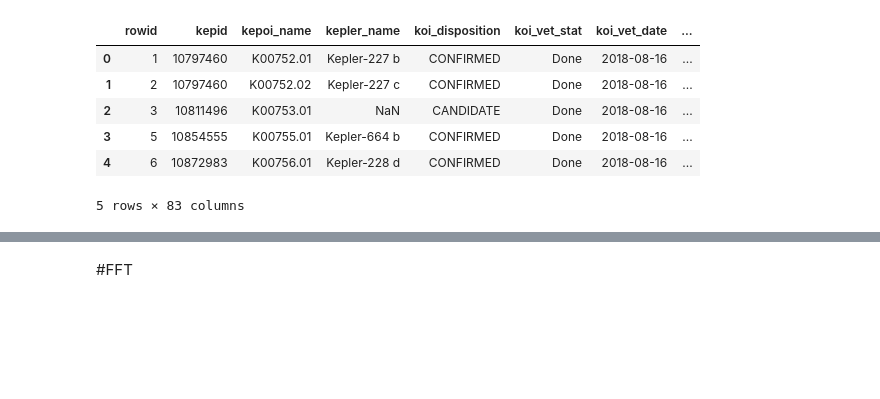
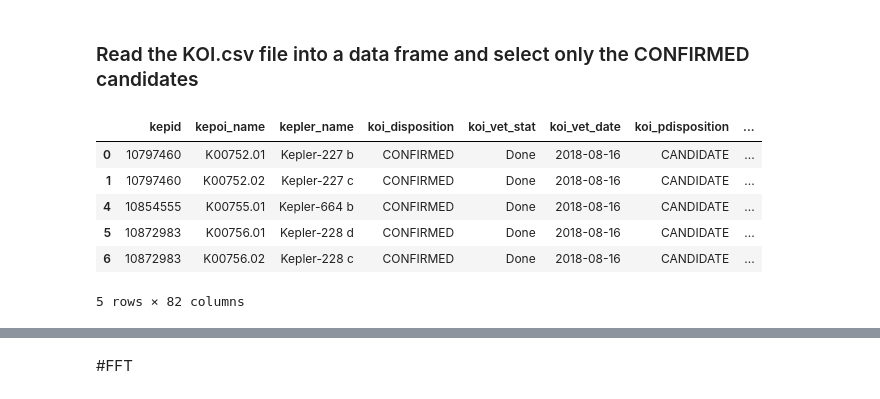
Before and after one commit to nicholasproietti/LGM, a Jupyter notebook: LC_FFT_CNN.ipynb, the cells around one changed output, grey strips where cells are left out. Drawn from its saved outputs; the diff is of its cells as text; code cells hidden in the pictures; blank space fills up the shorter version.

```diff
--- a/LC_FFT_CNN.ipynb
+++ b/LC_FFT_CNN.ipynb
@@ -39,12 +45,17 @@ from tensorflow import keras
+# %% [markdown]
+### Read the KOI.csv file into a data frame and select only the CONFIRMED candidates
 # %%
-KOI_first_100 = pd.read_csv('KIC_first_100.csv')
-KOI_first_100.drop(KOI_first_100.columns[0], axis=1, inplace=True)
-KOI_first_100.head()
+#KOI_first_100 = pd.read_csv('KIC_first_100.csv')
+KOI = pd.read_csv('KOI.csv')
+KOI.drop(KOI.columns[0], axis=1, inplace=True)
+KOI = KOI.drop(KOI[KOI['koi_disposition']!='CONFIRMED'].index)
+KOI = KOI[KOI['koi_prad'].notna()]
+KOI.head()
 # %% [output]
-|  | rowid | kepid | kepoi_name | kepler_name | koi_disposition | koi_vet_stat | koi_vet_date | ... |
-| 0 | 1 | 10797460 | K00752.01 | Kepler-227 b | CONFIRMED | Done | 2018-08-16 | ... |
-| 1 | 2 | 10797460 | K00752.02 | Kepler-227 c | CONFIRMED | Done | 2018-08-16 | ... |
-| 2 | 3 | 10811496 | K00753.01 | NaN | CANDIDATE | Done | 2018-08-16 | ... |
-| 3 | 5 | 10854555 | K00755.01 | Kepler-664 b | CONFIRMED | Done | 2018-08-16 | ... |
-| 4 | 6 | 10872983 | K00756.01 | Kepler-228 d | CONFIRMED | Done | 2018-08-16 | ... |
+|  | kepid | kepoi_name | kepler_name | koi_disposition | koi_vet_stat | koi_vet_date | koi_pdisposition | ... |
+| 0 | 10797460 | K00752.01 | Kepler-227 b | CONFIRMED | Done | 2018-08-16 | CANDIDATE | ... |
+| 1 | 10797460 | K00752.02 | Kepler-227 c | CONFIRMED | Done | 2018-08-16 | CANDIDATE | ... |
+| 4 | 10854555 | K00755.01 | Kepler-664 b | CONFIRMED | Done | 2018-08-16 | CANDIDATE | ... |
+| 5 | 10872983 | K00756.01 | Kepler-228 d | CONFIRMED | Done | 2018-08-16 | CANDIDATE | ... |
+| 6 | 10872983 | K00756.02 | Kepler-228 c | CONFIRMED | Done | 2018-08-16 | CANDIDATE | ... |
-5 rows × 83 columns
+5 rows × 82 columns
```
Also changed, not shown: parts of 42 cells of this notebook.
